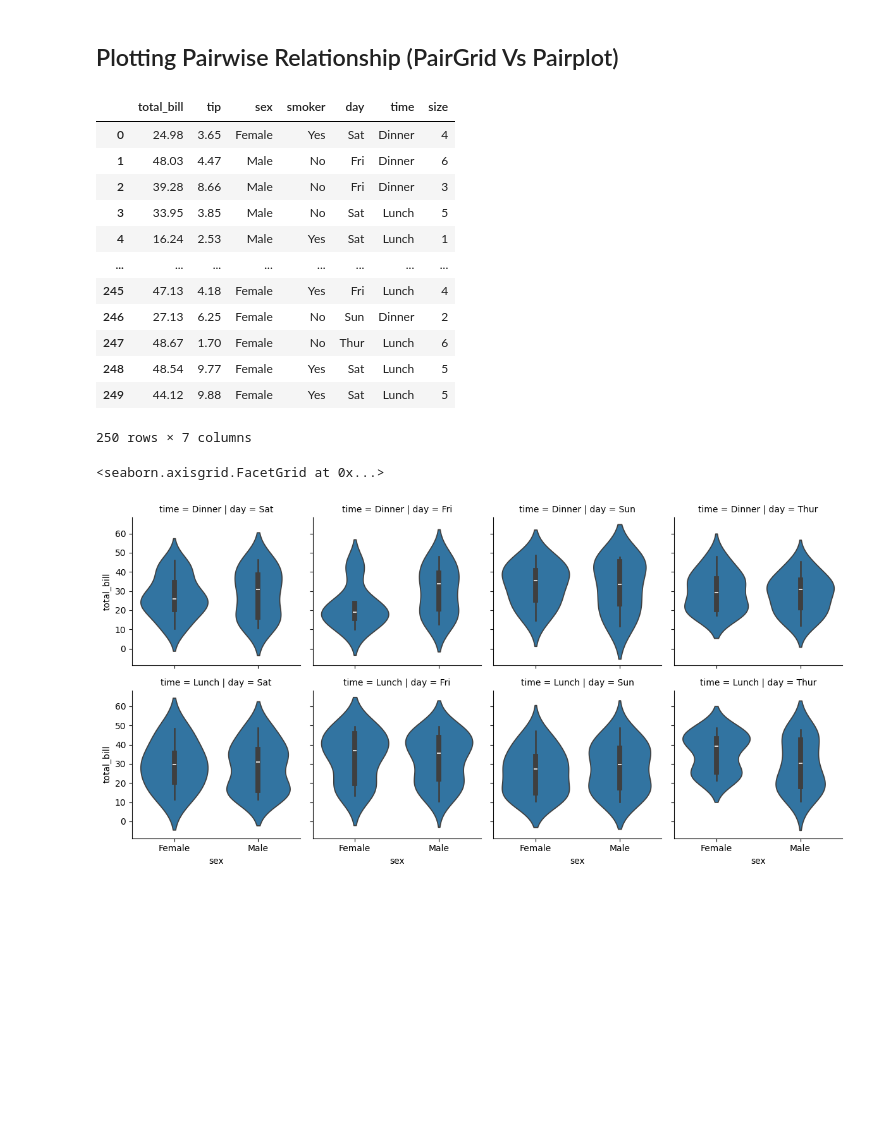
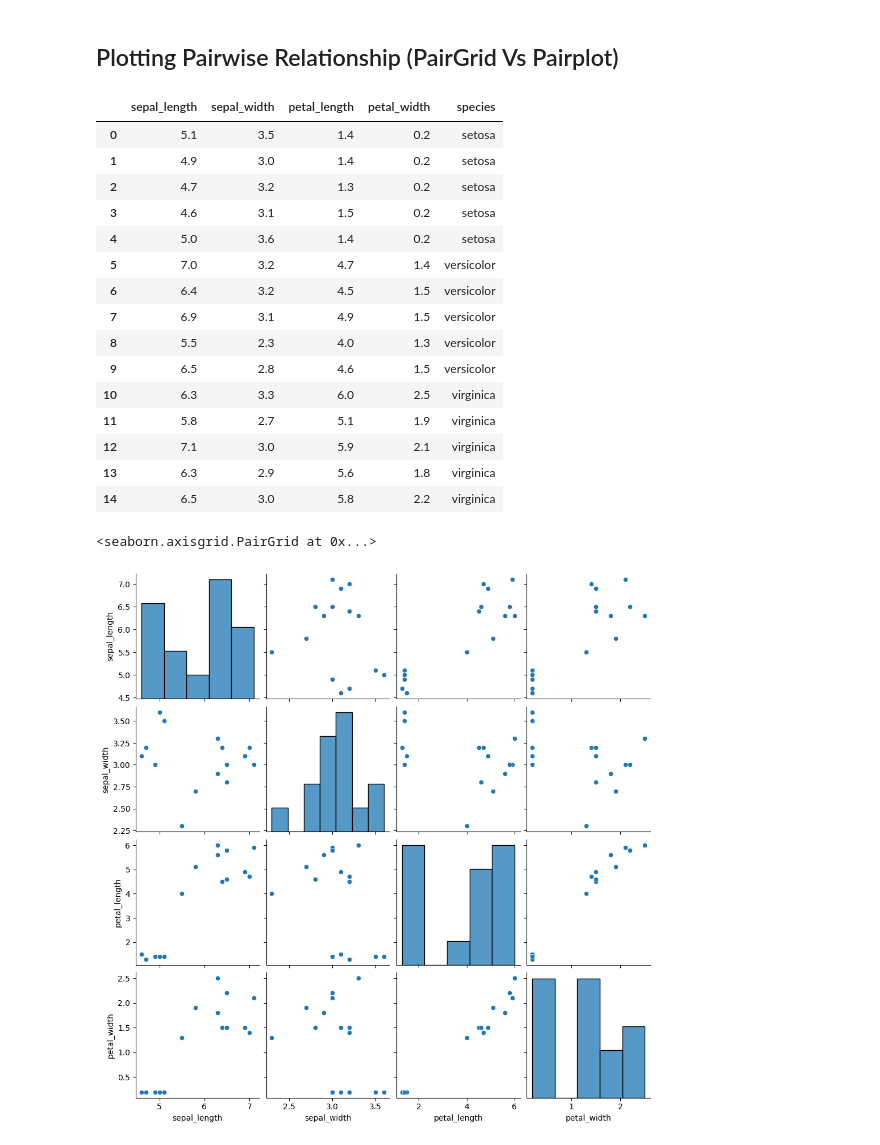
Before and after one commit to mohitjaryal/seaborn, a Jupyter notebook: Pairplot-and-Pairgrid/pairPlot.ipynb, the cells around one changed output. Drawn from its saved outputs; the diff is of its cells as text; code cells hidden in the pictures; blank space fills up the shorter version.

```diff
--- a/Pairplot-and-Pairgrid/pairPlot.ipynb
+++ b/Pairplot-and-Pairgrid/pairPlot.ipynb
@@ -6,26 +6,28 @@ import pandas as pd
 import matplotlib.pyplot as plt
 import seaborn as sns
 # %%
-tips = pd.read_csv('/Users/mohit/Documents/seaborn/datasets/tips.csv')
-tips
+iris = pd.read_csv('/Users/mohit/Documents/seaborn/datasets/iris.csv')
+iris
 # %% [output]
-|  | total_bill | tip | sex | smoker | day | time | size |
-| 0 | 24.98 | 3.65 | Female | Yes | Sat | Dinner | 4 |
-| 1 | 48.03 | 4.47 | Male | No | Fri | Dinner | 6 |
-| 2 | 39.28 | 8.66 | Male | No | Fri | Dinner | 3 |
-| 3 | 33.95 | 3.85 | Male | No | Sat | Lunch | 5 |
-| 4 | 16.24 | 2.53 | Male | Yes | Sat | Lunch | 1 |
-| ... | ... | ... | ... | ... | ... | ... | ... |
-| 245 | 47.13 | 4.18 | Female | Yes | Fri | Lunch | 4 |
-| 246 | 27.13 | 6.25 | Female | No | Sun | Dinner | 2 |
-| 247 | 48.67 | 1.70 | Female | No | Thur | Lunch | 6 |
-| 248 | 48.54 | 9.77 | Female | Yes | Sat | Lunch | 5 |
-| 249 | 44.12 | 9.88 | Female | Yes | Sat | Lunch | 5 |
+|  | sepal_length | sepal_width | petal_length | petal_width | species |
+| 0 | 5.1 | 3.5 | 1.4 | 0.2 | setosa |
+| 1 | 4.9 | 3.0 | 1.4 | 0.2 | setosa |
+| 2 | 4.7 | 3.2 | 1.3 | 0.2 | setosa |
+| 3 | 4.6 | 3.1 | 1.5 | 0.2 | setosa |
+| 4 | 5.0 | 3.6 | 1.4 | 0.2 | setosa |
+| 5 | 7.0 | 3.2 | 4.7 | 1.4 | versicolor |
+| 6 | 6.4 | 3.2 | 4.5 | 1.5 | versicolor |
+| 7 | 6.9 | 3.1 | 4.9 | 1.5 | versicolor |
+| 8 | 5.5 | 2.3 | 4.0 | 1.3 | versicolor |
+| 9 | 6.5 | 2.8 | 4.6 | 1.5 | versicolor |
+| 10 | 6.3 | 3.3 | 6.0 | 2.5 | virginica |
+| 11 | 5.8 | 2.7 | 5.1 | 1.9 | virginica |
+| 12 | 7.1 | 3.0 | 5.9 | 2.1 | virginica |
+| 13 | 6.3 | 2.9 | 5.6 | 1.8 | virginica |
+| 14 | 6.5 | 3.0 | 5.8 | 2.2 | virginica |
-250 rows × 7 columns
 # %%
-# FacetGrid()
-g = sns.FacetGrid(data=tips,col='day',row='time')
-g.map(sns.violinplot,'sex','total_bill')
+# pairplot
+sns.pairplot(data=iris)
 # %% [output]
-<seaborn.axisgrid.FacetGrid at 0x...>
+<seaborn.axisgrid.PairGrid at 0x...>
-[figure, old version]
+[figure, new version]
```
